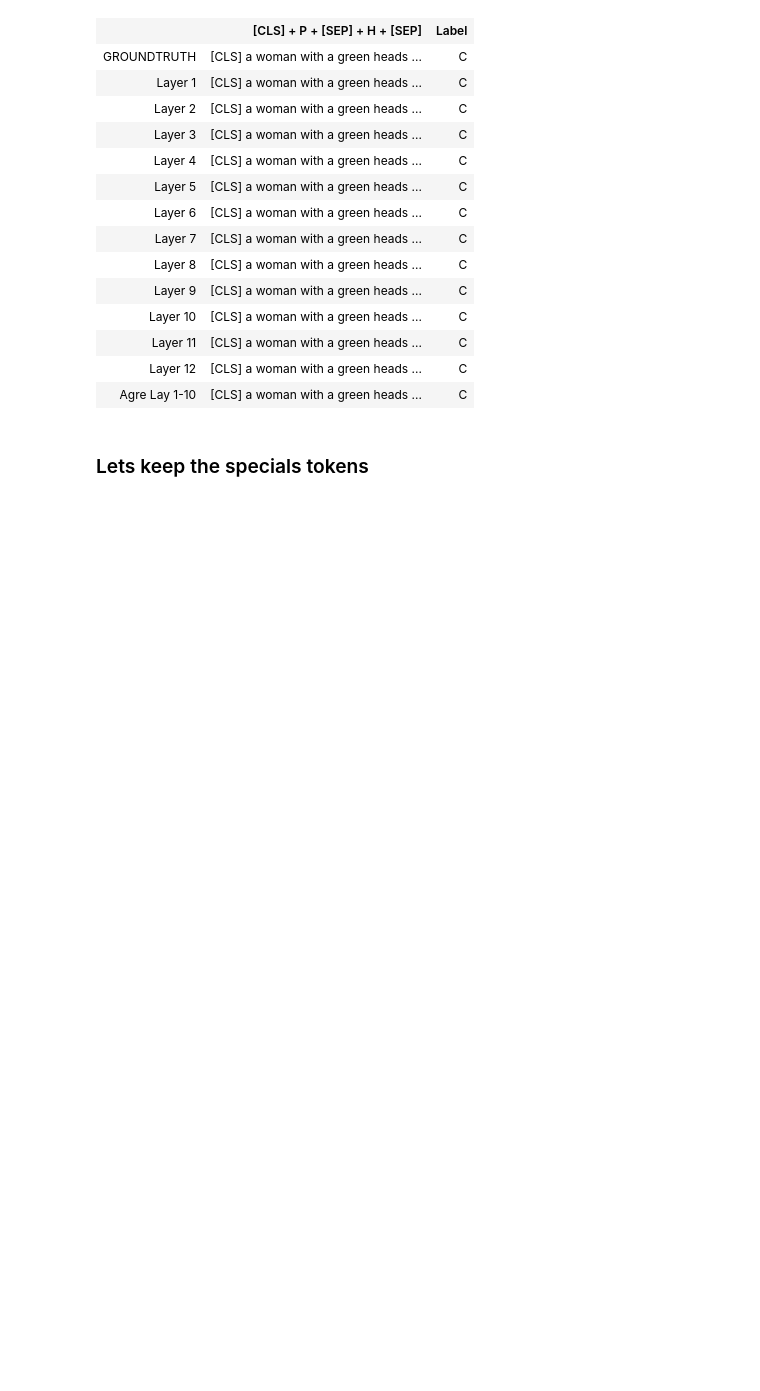
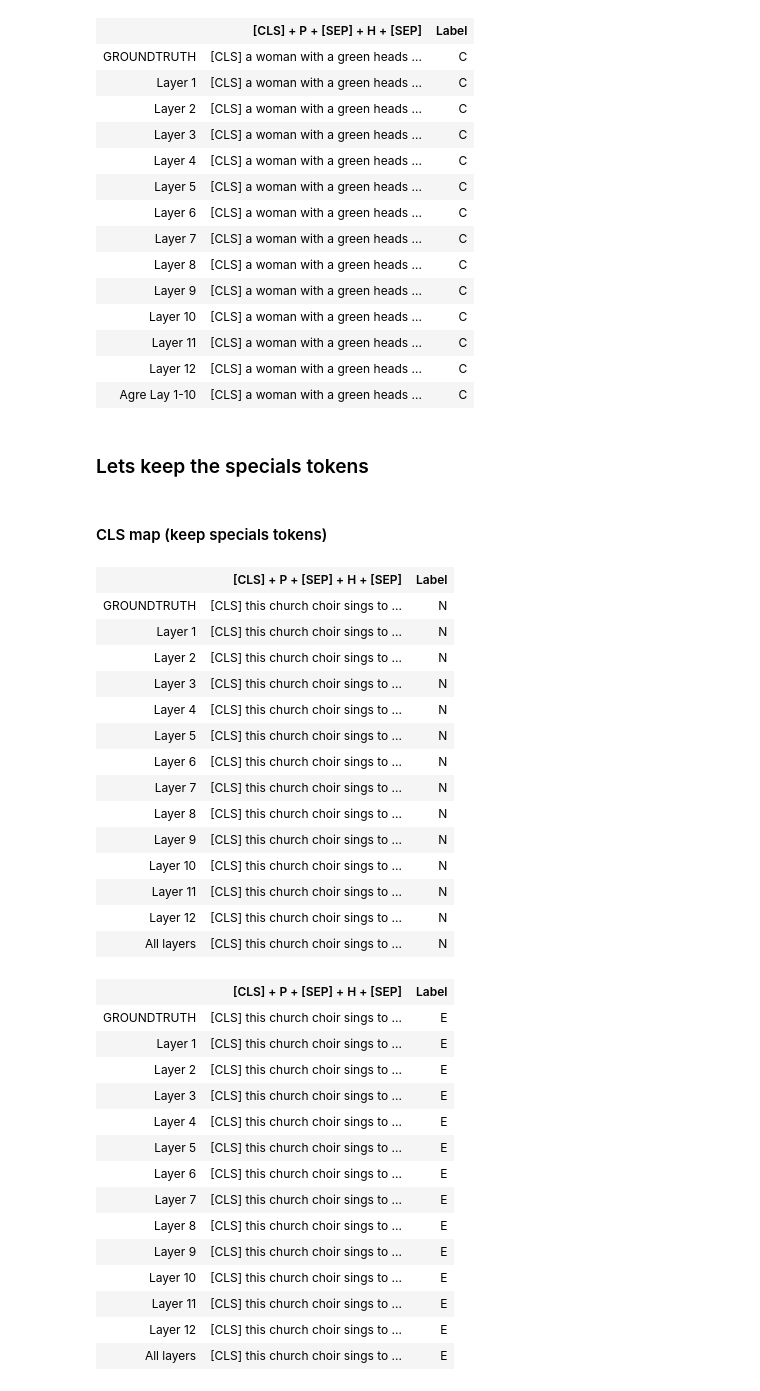
Before and after one commit to lolofo/stage_4_gm, a Jupyter notebook: attention_algorithms/notebooks/cls_study/Construction Visu.ipynb, the cells around one changed output. Saved outputs shown, nothing was run; the diff lists cells and outputs as text; code cells hidden in the pictures; blank space fills up the shorter version.

```diff
--- a/attention_algorithms/notebooks/cls_study/Construction Visu.ipynb
+++ b/attention_algorithms/notebooks/cls_study/Construction Visu.ipynb
@@ -259,7 +256,7 @@ INF = 1e30
 LABELS = ["E", "N", "C"]
 with torch.no_grad():
 
-    display(HTML('<h4>CLS map (sum agreg)</h4>'))
+    display(HTML('<h4>CLS map (keep specials tokens)</h4>'))
     model_outputs = {}
 
     for id_batch, elem in enumerate(test_dataloader) :
@@ -299,34 +296,66 @@ with torch.no_grad():
 
         output = model(input_ids = ids,
                        attention_mask = masks)
 
         # process the attention_tensor
         attention_tensor = torch.stack(output["outputs"].attentions, dim=1) # shape [b, l, h, T, T]
         pad = torch.tensor([0])
         pad_mask = torch.logical_not(torch.isin(ids, pad)).type(torch.uint8).unsqueeze(1).unsqueeze(1).unsqueeze(1).repeat(1, 12, 12, 150, 1)
         pad_mask = torch.transpose(pad_mask, dim0=3, dim1=4)
         attention_tensor = torch.mul(attention_tensor, pad_mask)
-        attention_tensor = attention_tensor.sum(dim=3)
+        attention_tensor = attention_tensor.sum(dim=2)
 
         for l in range(12):
             a_hat = attention_tensor[0, l, 0, 0:m]
             a_visu = normalize_attention(attention=a_hat, tokens=tokens)
             model_outputs[f"Layer {l+1}"] = {
                 '[CLS] + P + [SEP] + H + [SEP]': [hightlight_txt(tokens = tokens,
-                                                                 attention = a_visu)],
+                                                                 attention = a_hat)],
                 'Label':LABELS[labels[0]]
             }
 
         a_hat = attention_tensor[0, 0:10, 0, 0:m].sum(dim=0)
-        a_hat = torch.softmax(a_hat)
+        a_hat = torch.softmax(a_hat, dim=-1)
         a_visu = normalize_attention(attention=a_hat, tokens=tokens)
         model_outputs["All layers"] = {
             '[CLS] + P + [SEP] + H + [SEP]': [hightlight_txt(tokens = tokens,
-                                                             attention = a_visu)],
+                                                             attention = a_hat)],
             'Label':LABELS[labels[0]]
 
         }
 
 
 
         display(HTML(html_render(model_outputs)))
+# %% [output]
+CLS map (keep specials tokens)
+|  | [CLS] + P + [SEP] + H + [SEP] | Label |
+| GROUNDTRUTH | [CLS] this church choir sings to ... | N |
+| Layer 1 | [CLS] this church choir sings to ... | N |
+| Layer 2 | [CLS] this church choir sings to ... | N |
+| Layer 3 | [CLS] this church choir sings to ... | N |
+| Layer 4 | [CLS] this church choir sings to ... | N |
+| Layer 5 | [CLS] this church choir sings to ... | N |
+| Layer 6 | [CLS] this church choir sings to ... | N |
+| Layer 7 | [CLS] this church choir sings to ... | N |
+| Layer 8 | [CLS] this church choir sings to ... | N |
+| Layer 9 | [CLS] this church choir sings to ... | N |
+| Layer 10 | [CLS] this church choir sings to ... | N |
+| Layer 11 | [CLS] this church choir sings to ... | N |
+| Layer 12 | [CLS] this church choir sings to ... | N |
+| All layers | [CLS] this church choir sings to ... | N |
+|  | [CLS] + P + [SEP] + H + [SEP] | Label |
+| GROUNDTRUTH | [CLS] this church choir sings to ... | E |
+| Layer 1 | [CLS] this church choir sings to ... | E |
+| Layer 2 | [CLS] this church choir sings to ... | E |
+| Layer 3 | [CLS] this church choir sings to ... | E |
+| Layer 4 | [CLS] this church choir sings to ... | E |
+| Layer 5 | [CLS] this church choir sings to ... | E |
+| Layer 6 | [CLS] this church choir sings to ... | E |
+| Layer 7 | [CLS] this church choir sings to ... | E |
+| Layer 8 | [CLS] this church choir sings to ... | E |
+| Layer 9 | [CLS] this church choir sings to ... | E |
+| Layer 10 | [CLS] this church choir sings to ... | E |
+| Layer 11 | [CLS] this church choir sings to ... | E |
+| Layer 12 | [CLS] this church choir sings to ... | E |
+| All layers | [CLS] this church choir sings to ... | E |
```
Also changed, not shown: parts of 4 cells of this notebook, 6 other files.
